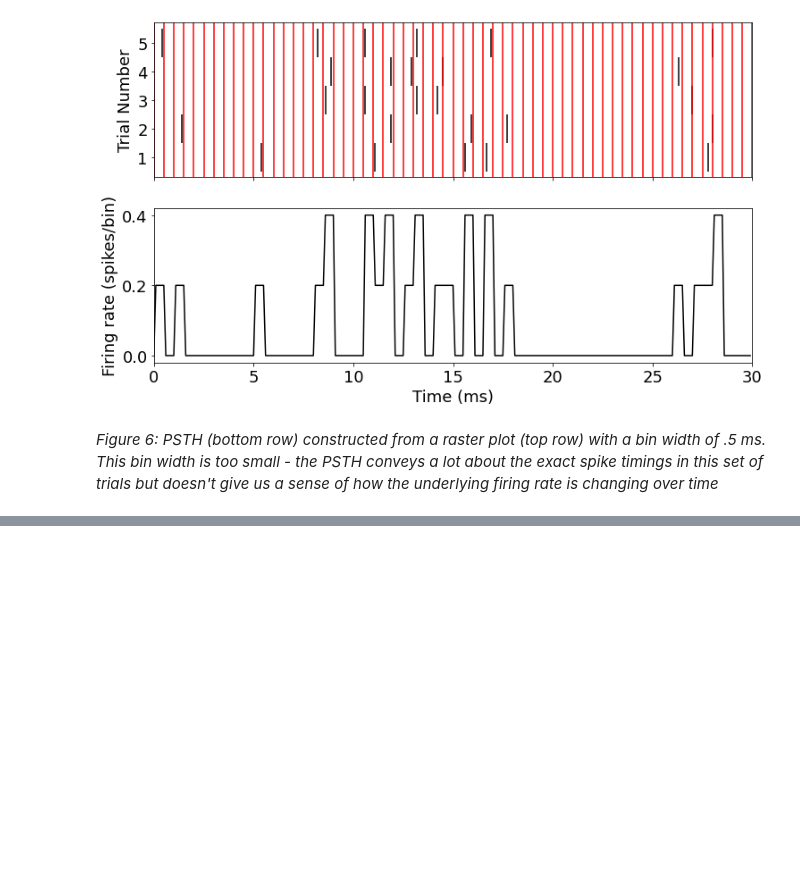
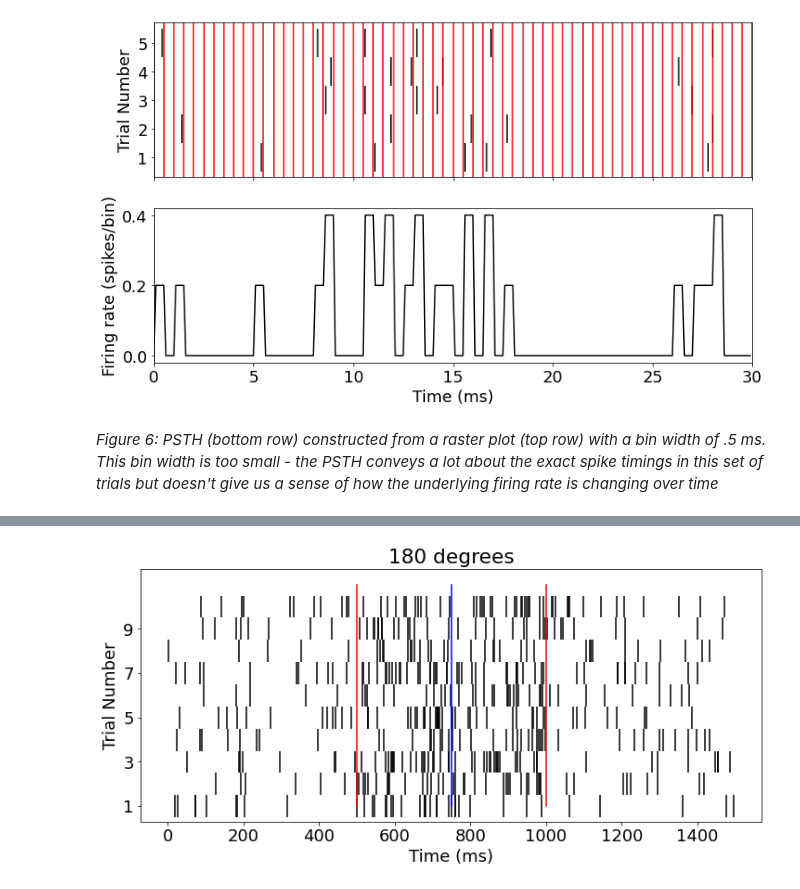
Before and after one commit to ebatty/CompNeuroNotes, a Jupyter notebook: lectures/02-NeuralResponses&TuningCurves.ipynb, the cells around one changed output, grey strips where cells are left out. Drawn from its saved outputs; the diff is of its cells as text; code cells hidden in the pictures; blank space fills up the shorter version.

```diff
--- a/lectures/02-NeuralResponses&TuningCurves.ipynb
+++ b/lectures/02-NeuralResponses&TuningCurves.ipynb
@@ -224,0 +289,18 @@ axes[1].set(xlabel = 'Time (ms)',
+# %%
+# @markdown
+
+i_angle = 4
+fig, ax = plt.subplots(1, 1, figsize=(12, 5), sharex=True, sharey = True)
+
+ax.eventplot(reach_sp_times[i_angle], colors = 'black')
+ax.plot([750, 750], [0, 10], 'b')
+ax.plot([500, 500], [0, 10], 'r')
+ax.plot([1000, 1000], [0, 10], 'r')
+ax.set(xlabel = 'Time (ms)',
+    ylabel = 'Trial Number',
+    ylim = [-.7, 10.7],
+    yticks = np.arange(0, 10, 2),
+    yticklabels = np.arange(1, 11, 2),
+    title = f'{angles[i_angle]} degrees');
+# %% [output]
+[figure, added]
```
Also changed, not shown: parts of 11 cells of this notebook.
